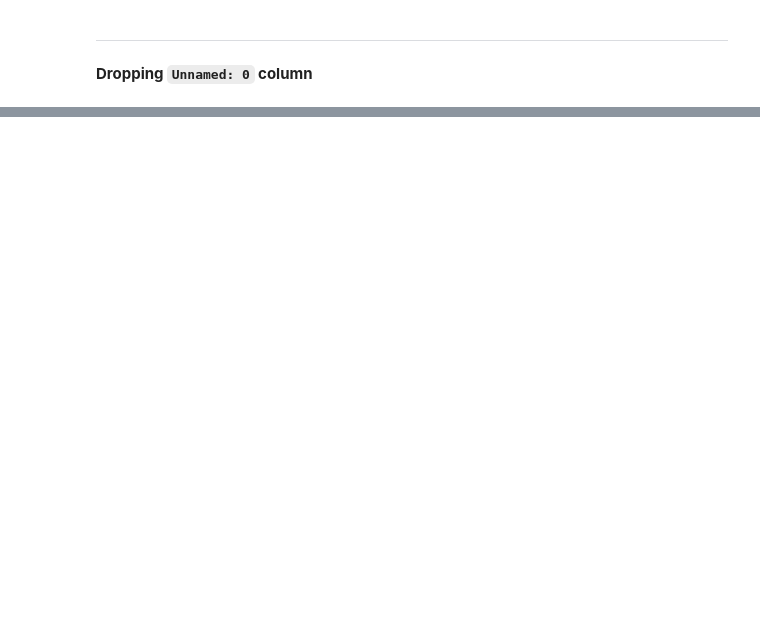
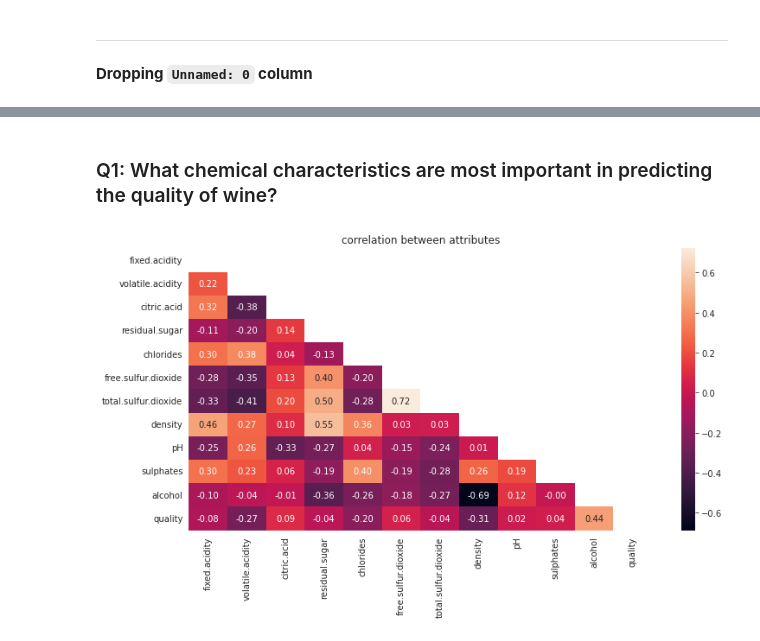
Before and after one commit to xShaimaa/Data-Analysis-Projects, a Jupyter notebook: wine-quality-analysis.ipynb, the cells around one changed output, grey strips where cells are left out. Cells and saved outputs as stored; diff of their text form; code cells hidden in the pictures; blank space fills up the shorter version.

```diff
--- a/wine-quality-analysis.ipynb
+++ b/wine-quality-analysis.ipynb
@@ -250 +287,16 @@ ___
 In this section, we'd use summery statistics along with libraries like `matplotlib` and `seaborn` to gain informative insights about our data and answer the EDA questions.
+# %%
+# setting up seaborn configurations
+sns.set_style('whitegrid')
+# %% [markdown]
+### Q1: What chemical characteristics are most important in predicting the quality of wine?
+# %%
+# plotting correlation heatmap
+plt.figure(figsize=(12,6))
+corr = wine_df.corr()
+mask = np.triu(corr)
+sns.heatmap(corr, annot= True, mask= mask, fmt = '.2f')
+plt.title("correlation between attributes")
+plt.show()
+# %% [output]
+[figure, added]
```
Also changed, not shown: parts of 42 cells of this notebook.
